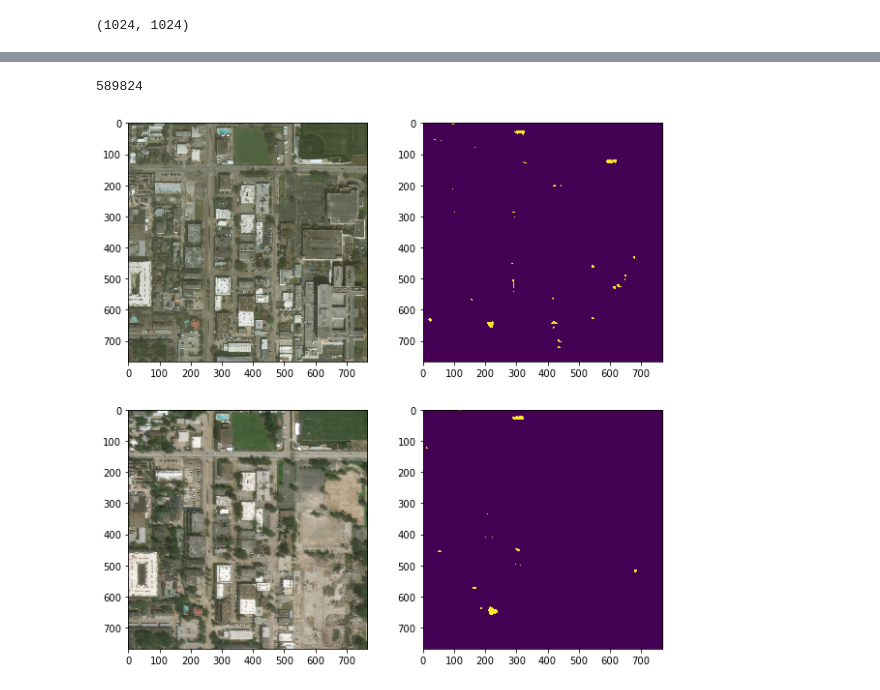
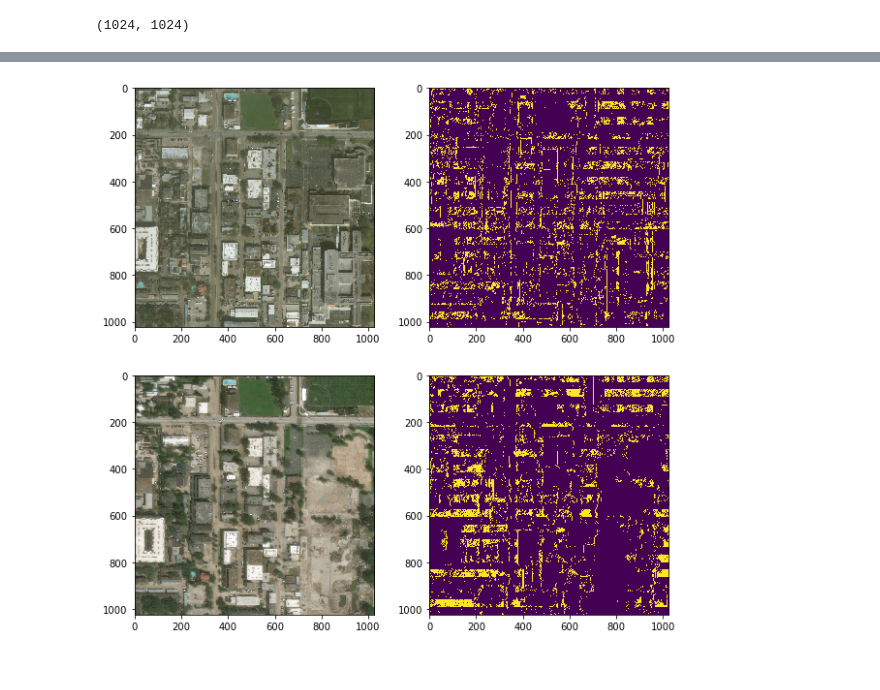
Before and after one commit to shubhamgoel27/hurricane_damage_prediction, a Jupyter notebook: notebooks/eda.ipynb, the cells around one changed output, grey strips where cells are left out. Cells and saved outputs as stored; diff of their text form; code cells hidden in the pictures.

```diff
--- a/notebooks/eda.ipynb
+++ b/notebooks/eda.ipynb
@@ -45,5 +34,5 @@ resized_post_img.size, resized_pre_img.size
 # %%
-model_nn = FCN2(resized_pre_img.size[0])
+model_nn = FCN2(pre_img.size[0])
 
 model_nn.model.load_weights("Semantic-segmentation-on-buildings/weights.best.hdf5")
 # %%
@@ -64,8 +53,8 @@ def predict_image(image,model):
     predicted_image = (predicted_image> 0.5)*255
     return predicted_image
 # %%
-pre_image_arr = np.asarray(resized_pre_img)
-post_image_arr = np.asarray(resized_post_img)
+pre_image_arr = np.asarray(pre_img)
+post_image_arr = np.asarray(post_img)
 # %%
 %%time
 pred_pre_img = predict_image(pre_image_arr, model_nn)
@@ -76,14 +65,10 @@ Wall time: 4.27 s
-# %%
-pred_post_img.size
-# %% [output]
-589824
 # %%
 fig, ax = plt.subplots(nrows=2, ncols=2)
-ax[0,0].imshow(resized_pre_img)
+ax[0,0].imshow(pre_img)
 ax[0,1].imshow(pred_pre_img)
-ax[1,0].imshow(resized_post_img)
+ax[1,0].imshow(post_img)
 ax[1,1].imshow(pred_post_img)
 
 plt.show()
 # %% [output]
-[figure, old version]
+[figure, new version]
```
Also changed, not shown: parts of 4 cells of this notebook, 1 other file.
